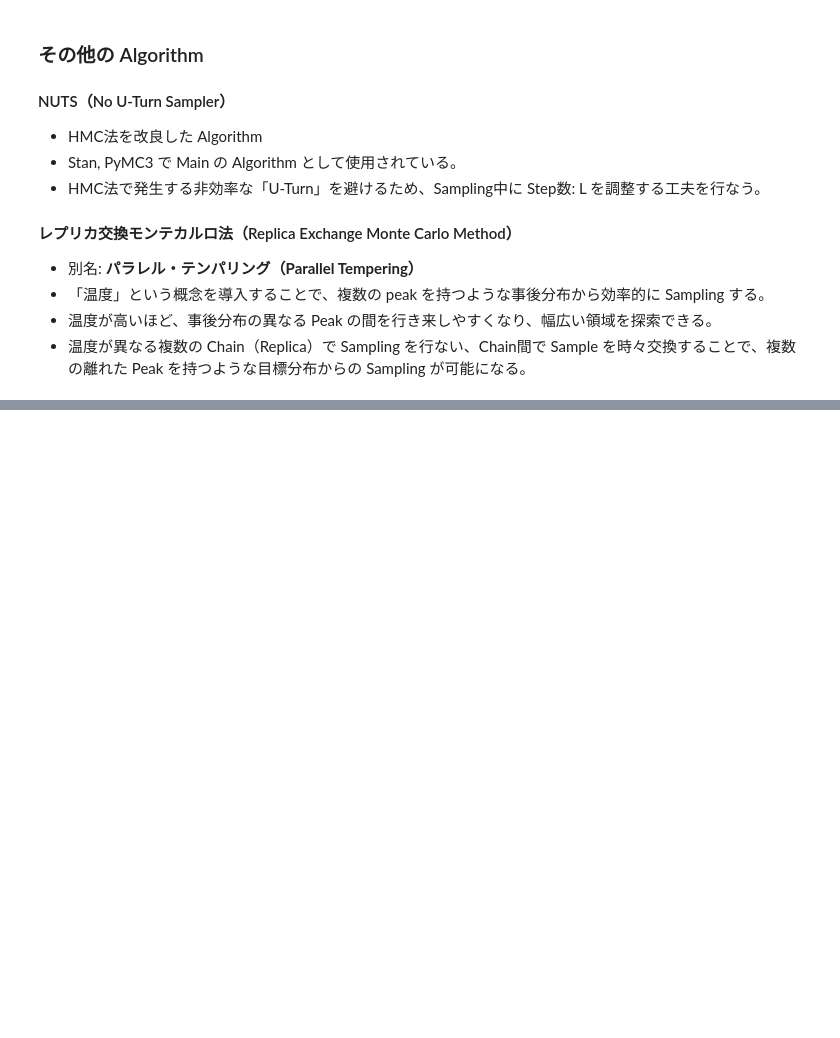
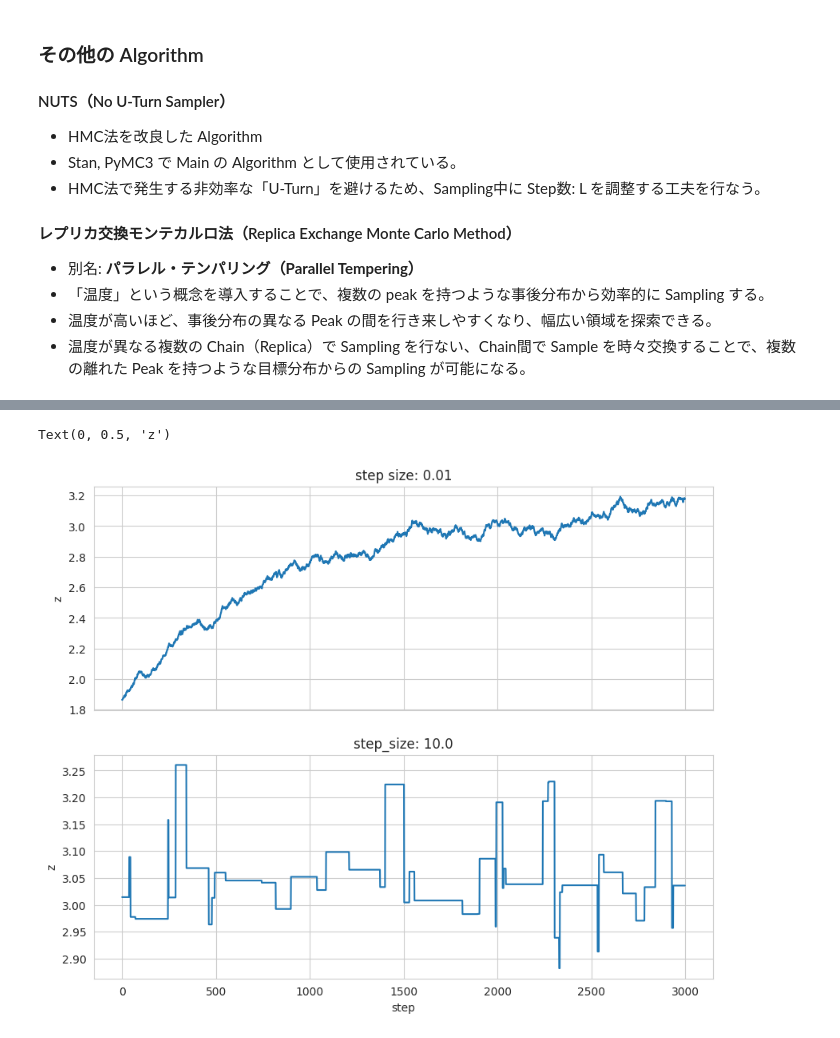
Before and after one commit to 1024xx4/bayes_machine_learning, a Jupyter notebook: approximate_inference_method.ipynb, the cells around one changed output, grey strips where cells are left out. Saved outputs shown, nothing was run; the diff lists cells and outputs as text; code cells hidden in the pictures; blank space fills up the shorter version.

```diff
--- a/approximate_inference_method.ipynb
+++ b/approximate_inference_method.ipynb
@@ -91,0 +188,37 @@ M= 100000, estimation: 0.9543 ± 0.0015
+# %%
+def randomwalk_MH(x_init, step_size=0.3, n_iter=6000, n_burnin=1000):
+    x_current = x_init
+    posterior = []
+
+    for _ in tqdm(range(n_iter)):
+        x_proposal = x_current + step_size * np.random.uniform(-1, 1)
+
+        r = np.random.rand()
+        logp_current = unnormalized_log_posterior(x_current)
+        logp_prop = unnormalized_log_posterior(x_proposal)
+        if np.exp(logp_prop - logp_current) > r:
+            x_current = x_proposal
+        posterior.append(x_current)
+
+    return posterior[n_burnin:]
+# %%
+# Step size が小さすぎる場合
+posterior_small_step = randomwalk_MH(0, 0.01, 4000, 1000)
+# Step size が大きすぎる場合
+posterior_large_step = randomwalk_MH(0, 10.0, 4000, 1000)
+
+# Trace-plot
+fig, axes = plt.subplots(2, 1, sharex=True, figsize=(10, 8))
+ax = axes[0]
+ax.plot(posterior_small_step)
+ax.set_title("step size: 0.01")
+ax.set_ylabel("z")
+
+ax = axes[1]
+ax.plot(posterior_large_step)
+ax.set_title("step_size: 10.0")
+ax.set_xlabel("step")
+ax.set_ylabel("z")
+# %% [output]
+Text(0, 0.5, 'z')
+[figure, added]
```
Also changed, not shown: parts of 23 cells of this notebook.
